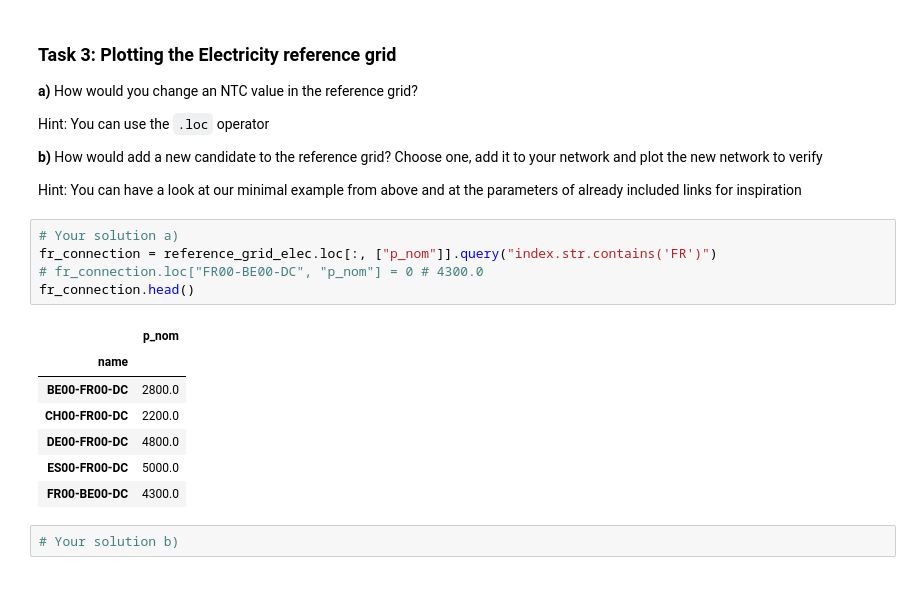
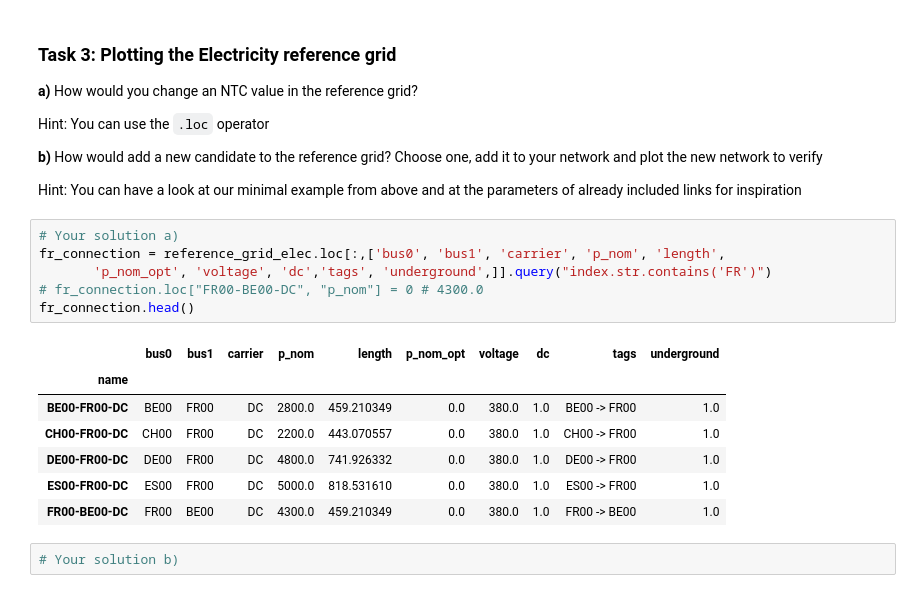
Before and after one commit to MaksLatz/practice-WS_openTYNDP, a Jupyter notebook: open-tyndp-workshops/20250409-workshop-pypsa-01.ipynb, the cells around one changed output. Saved outputs shown, nothing was run; the diff lists cells and outputs as text.

```diff
--- a/open-tyndp-workshops/20250409-workshop-pypsa-01.ipynb
+++ b/open-tyndp-workshops/20250409-workshop-pypsa-01.ipynb
@@ -836,17 +812,18 @@ Hint: You can use the `.loc` operator
 Hint: You can have a look at our minimal example from above and at the parameters of already included links for inspiration
 # %%
 # Your solution a)
-fr_connection = reference_grid_elec.loc[:, ["p_nom"]].query("index.str.contains('FR')")
+fr_connection = reference_grid_elec.loc[:,['bus0', 'bus1', 'carrier', 'p_nom', 'length',
+       'p_nom_opt', 'voltage', 'dc','tags', 'underground',]].query("index.str.contains('FR')")
 # fr_connection.loc["FR00-BE00-DC", "p_nom"] = 0 # 4300.0
 fr_connection.head()
 # %% [output]
-|  | p_nom |
-| name |  |
-| BE00-FR00-DC | 2800.0 |
-| CH00-FR00-DC | 2200.0 |
-| DE00-FR00-DC | 4800.0 |
-| ES00-FR00-DC | 5000.0 |
-| FR00-BE00-DC | 4300.0 |
+|  | bus0 | bus1 | carrier | p_nom | length | p_nom_opt | voltage | dc | tags | underground |
+| name |  |  |  |  |  |  |  |  |  |  |
+| BE00-FR00-DC | BE00 | FR00 | DC | 2800.0 | 459.210349 | 0.0 | 380.0 | 1.0 | BE00 -> FR00 | 1.0 |
+| CH00-FR00-DC | CH00 | FR00 | DC | 2200.0 | 443.070557 | 0.0 | 380.0 | 1.0 | CH00 -> FR00 | 1.0 |
+| DE00-FR00-DC | DE00 | FR00 | DC | 4800.0 | 741.926332 | 0.0 | 380.0 | 1.0 | DE00 -> FR00 | 1.0 |
+| ES00-FR00-DC | ES00 | FR00 | DC | 5000.0 | 818.531610 | 0.0 | 380.0 | 1.0 | ES00 -> FR00 | 1.0 |
+| FR00-BE00-DC | FR00 | BE00 | DC | 4300.0 | 459.210349 | 0.0 | 380.0 | 1.0 | FR00 -> BE00 | 1.0 |
 # %%
 # Your solution b)
 # %% [markdown]
```
Also changed, not shown: parts of 11 cells of this notebook.
